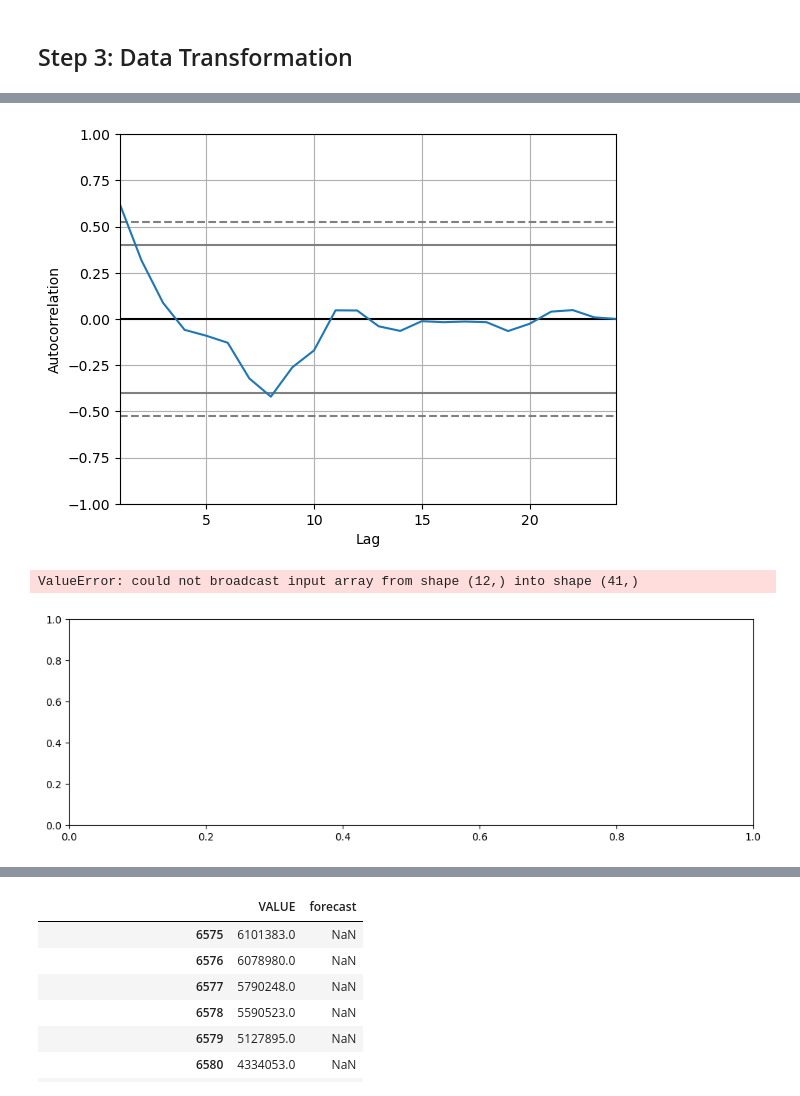
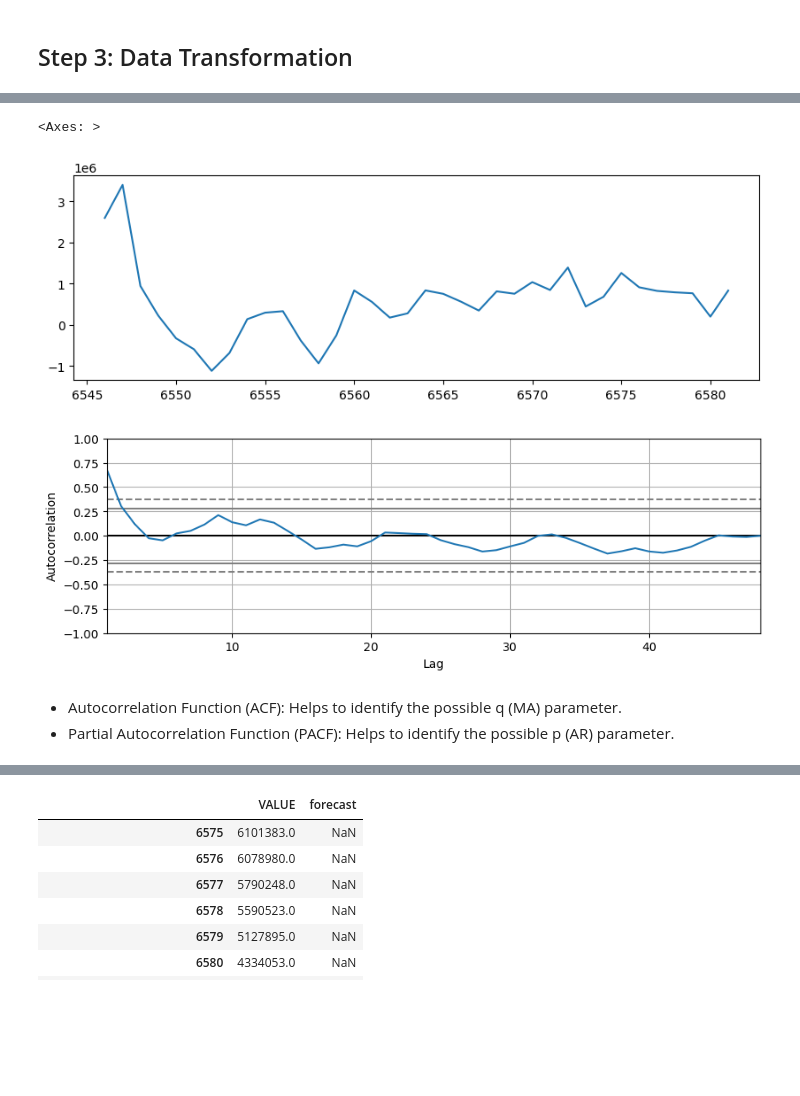
Before and after one commit to CLIUKELLY/ARIMA-Time-Serie-Forecasting, a Jupyter notebook: 02. ARIMA Time Series Forecasting_Last 24mth.ipynb, the cells around one changed output, grey strips where cells are left out. Cells and saved outputs as stored; diff of their text form; code cells hidden in the pictures; blank space fills up the shorter version.

```diff
--- a/02. ARIMA Time Series Forecasting_Last 24mth.ipynb
+++ b/02. ARIMA Time Series Forecasting_Last 24mth.ipynb
@@ -63,5 +63,7 @@ Canadian_data.tail(12)
 | 6579 | 2023-12-01 | 5127895.0 |
 | 6580 | 2024-01-01 | 4334053.0 |
 | 6581 | 2024-02-01 | 5048656.0 |
+# %%
+last_48_months=Canadian_data.tail(48).dropna()
 # %%
 # Check for missing values
@@ -119,7 +118,7 @@ But it is not, we'll consider applying transformations to make it stationary.
 # First differencing
 # Canadian_data['VALUE_diff'] = Canadian_data['VALUE'].diff()
 
-last_24_months['Sales_First_Difference'] = last_24_months['VALUE'] - last_24_months['VALUE'].shift(1)
-last_24_months['Seasonal_First_Difference']=last_24_months['VALUE']-last_24_months['VALUE'].shift(12)
-last_24_months.dropna().head(24)
+last_48_months['Sales_First_Difference'] = last_48_months['VALUE'] - last_48_months['VALUE'].shift(1)
+last_48_months['Seasonal_First_Difference']=last_48_months['VALUE']-last_48_months['VALUE'].shift(12)
+last_48_months.dropna().head(24)
 # %% [output]
@@ -153,17 +163,16 @@ last_24_months['Seasonal_First_Difference'].plot()
+# %%
+plt.figure(figsize=(10, 3))
+last_48_months['Seasonal_First_Difference'].plot()
+# %% [output]
+<Axes: >
+[figure, added]
 # %%
+plt.figure(figsize=(10, 3))
 from pandas.plotting import autocorrelation_plot
-autocorrelation_plot(last_24_months['VALUE'])
+autocorrelation_plot(last_48_months['VALUE'])
 plt.show()
 # %% [output]
-[figure, old version]
+[figure, new version]
-# %%
-from statsmodels.graphics.tsaplots import plot_acf,plot_pacf
-import statsmodels.api as sm
-fig = plt.figure(figsize=(12,8))
-ax1 = fig.add_subplot(211)
-fig = sm.graphics.tsa.plot_acf(last_24_months['Seasonal_First_Difference'].dropna(),lags=40,ax=ax1)
-ax2 = fig.add_subplot(212)
-fig = sm.graphics.tsa.plot_pacf(last_24_months['Seasonal_First_Difference'].dropna(),lags=40,ax=ax2)
-# %% [output]
-ValueError: could not broadcast input array from shape (12,) into shape (41,)
-[figure, removed]
+# %% [markdown]
+- Autocorrelation Function (ACF): Helps to identify the possible q (MA) parameter.
+- Partial Autocorrelation Function (PACF): Helps to identify the possible p (AR) parameter.
```
Also changed, not shown: parts of 11 cells of this notebook.
